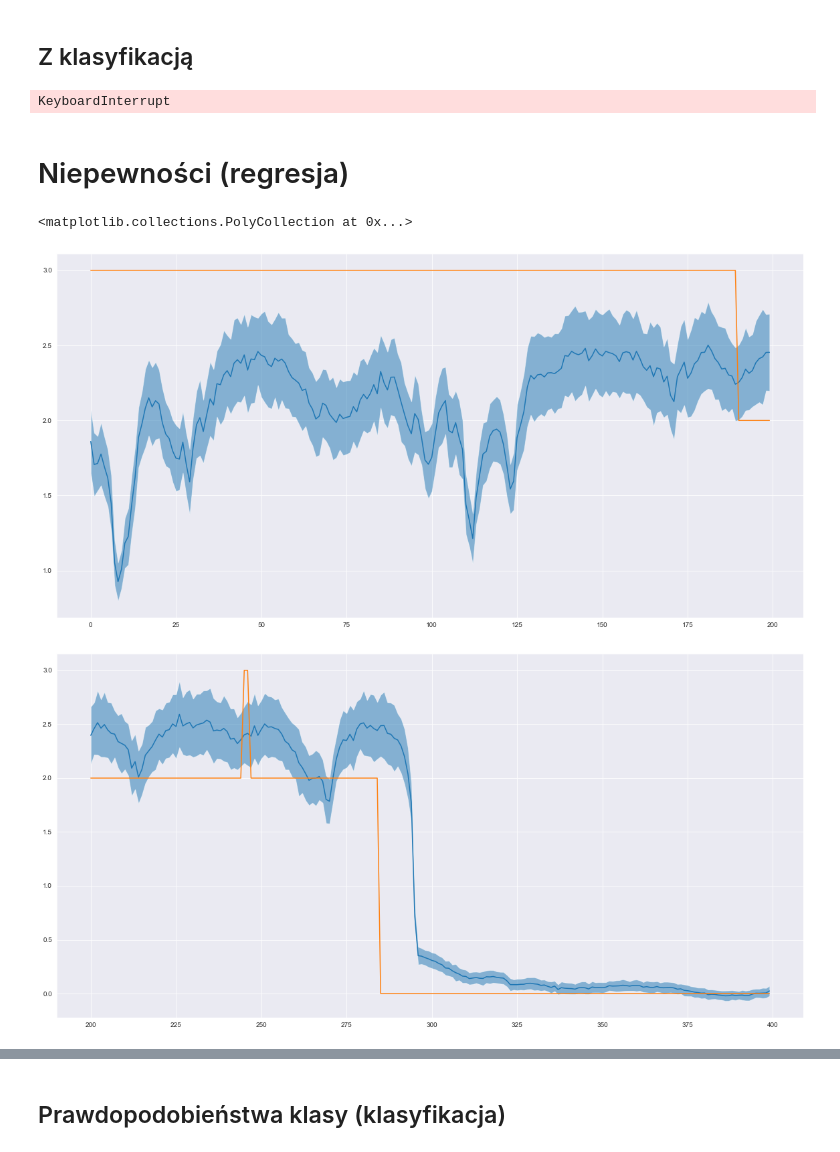
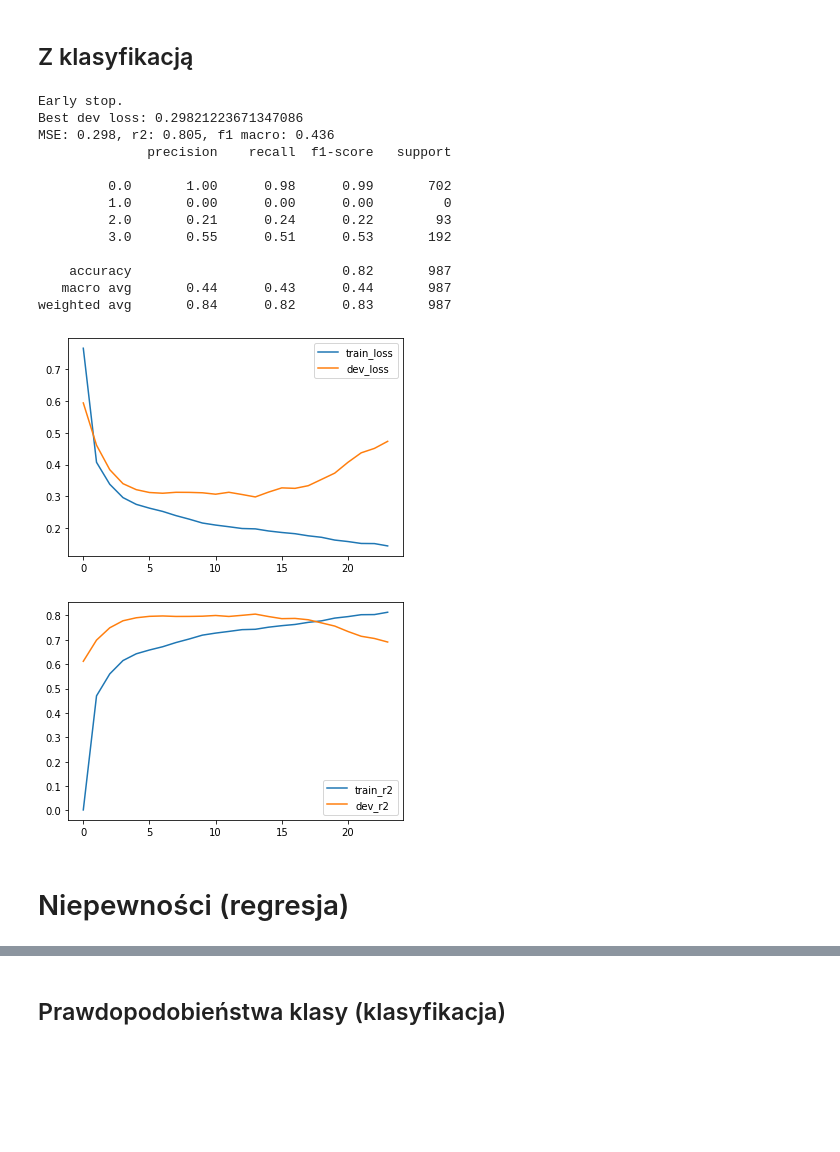
Before and after one commit to tomdrozdz/pgm-project, a Jupyter notebook: lstm.ipynb, the cells around one changed output, grey strips where cells are left out. Saved outputs shown, nothing was run; the diff lists cells and outputs as text; code cells hidden in the pictures; blank space fills up the shorter version.

```diff
--- a/lstm.ipynb
+++ b/lstm.ipynb
@@ -68,58 +66,36 @@ weighted avg       0.76      0.78      0.75       987
 # %%
 device = 'cuda:0'
 
 train_ds = TensorDataset(seq_x_train, seq_y_train)
 train_dl = DataLoader(train_ds, batch_size=1, shuffle=True)
 
 test_ds = TensorDataset(seq_x_test, seq_y_test)
 test_dl = DataLoader(test_ds, batch_size=1, shuffle=True)
 
-mcdLSTM_clf = MCDLSTM(no_layers=2, input_size=12, hidden_dim=32, output_dim=4, drop_prob=0.25, device=device).to(device)
+mcdLSTM_clf = MCDLSTM(no_layers=3, input_size=12, hidden_dim=64, output_dim=4, drop_prob=0.5, device=device).to(device)
 
 mse, r2, f1, report = train_mcdlstm(mcdLSTM_clf, train_dl, test_dl, regression=False,
                                     epochs=50, lr=0.00001, patience=10,
                                     save_prefix='models/lstm_model_'+str(int(time.time())),
                                     print_chart=True, print_progress=False, device=device)
 
 print(f'MSE: {mse:.3f}, r2: {r2:.3f}, f1 macro: {f1:.3f}')
 print(report)
 # %% [output]
-KeyboardInterrupt
+Early stop.
+Best dev loss: 0.29821223671347086
+MSE: 0.298, r2: 0.805, f1 macro: 0.436
+              precision    recall  f1-score   support
+
+         0.0       1.00      0.98      0.99       702
+         1.0       0.00      0.00      0.00         0
+         2.0       0.21      0.24      0.22        93
+         3.0       0.55      0.51      0.53       192
+
+    accuracy                           0.82       987
+   macro avg       0.44      0.43      0.44       987
+weighted avg       0.84      0.82      0.83       987
+[figure, added]
+[figure, added]
 # %% [markdown]
 # Niepewności (regresja)
-# %%
-device='cuda:0'
-
-mcdLSTM_regr = MCDLSTM(no_layers=2, input_size=12, hidden_dim=32, output_dim=1, drop_prob=0.25, device=device).to(device)
-best_state = torch.load('models/lstm_model_regr_state_dict.pt', map_location=device)
-mcdLSTM_regr.load_state_dict(best_state)
-
-test_ds = TensorDataset(seq_x_test, seq_y_test)
-test_dl = DataLoader(test_ds, batch_size=64, shuffle=False)
-
-outs = []
-ys = []
-for x, y in test_dl:
-    outs.append(np.array(mcdLSTM_regr.estimate_distributions(x.to(device), n_samples=100)).transpose())
-    ys.extend(y.numpy()[:,-1])
-
-outs = np.vstack(outs)
-outs_df = pd.DataFrame({'mean': outs[:,0], 'std': outs[:,1], 'trues': ys})
-
-outs_df_1 = outs_df.iloc[0:200,:]
-plt.figure(figsize=(20,10))
-plt.plot(outs_df_1.index, outs_df_1['mean'])
-plt.plot(outs_df_1.index, outs_df_1['trues'])
-plt.fill_between(outs_df_1.index, y1=outs_df_1['mean']-outs_df_1['std'],
-                y2=outs_df_1['mean'] + outs_df_1['std'], alpha=.5)
-
-outs_df_2 = outs_df.iloc[200:400,:]
-plt.figure(figsize=(20,10))
-plt.plot(outs_df_2.index, outs_df_2['mean'])
-plt.plot(outs_df_2.index, outs_df_2['trues'])
-plt.fill_between(outs_df_2.index, y1=outs_df_2['mean']-outs_df_2['std'],
-                 y2=outs_df_2['mean'] + outs_df_2['std'], alpha=.5)
-# %% [output]
-<matplotlib.collections.PolyCollection at 0x...>
-[figure, removed]
-[figure, removed]
```
Also changed, not shown: parts of 5 cells of this notebook, 1 other file.
